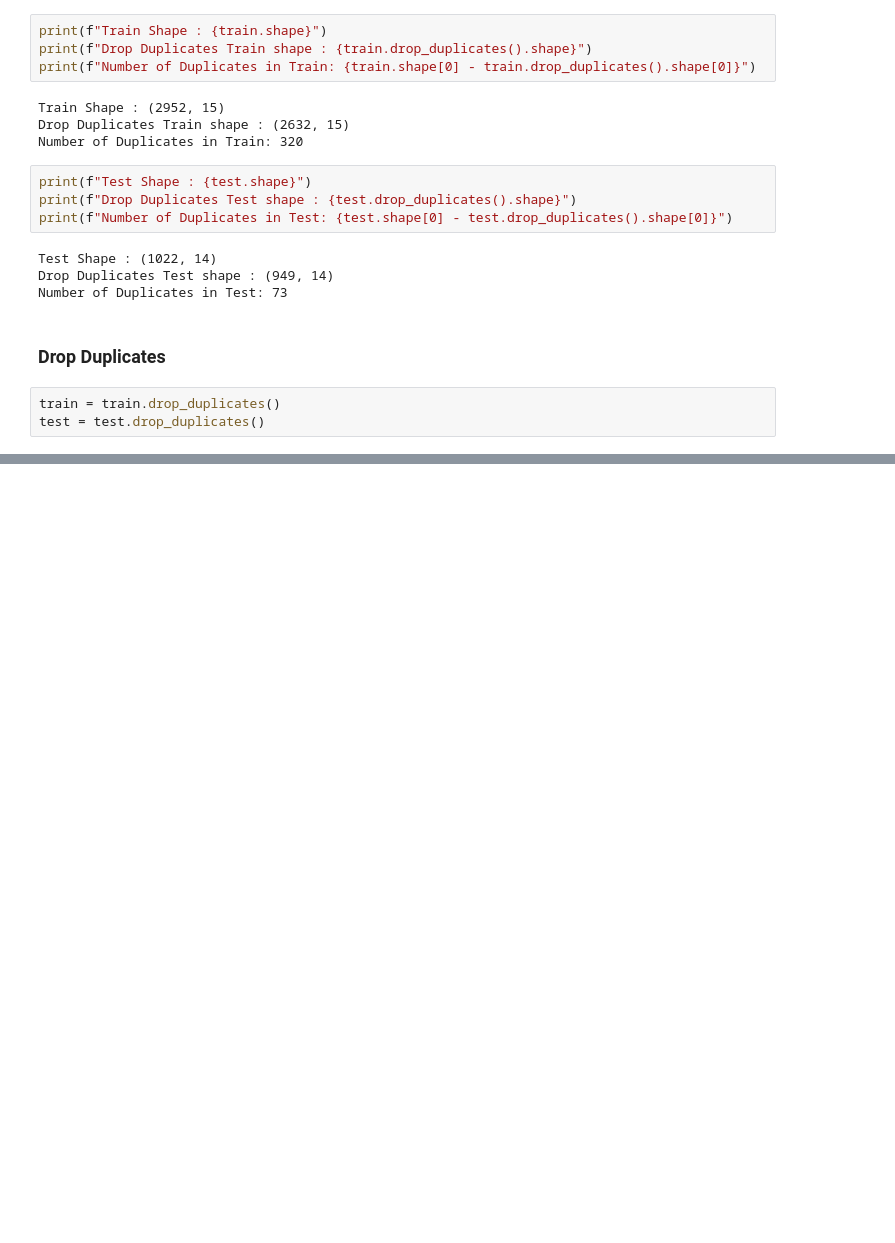
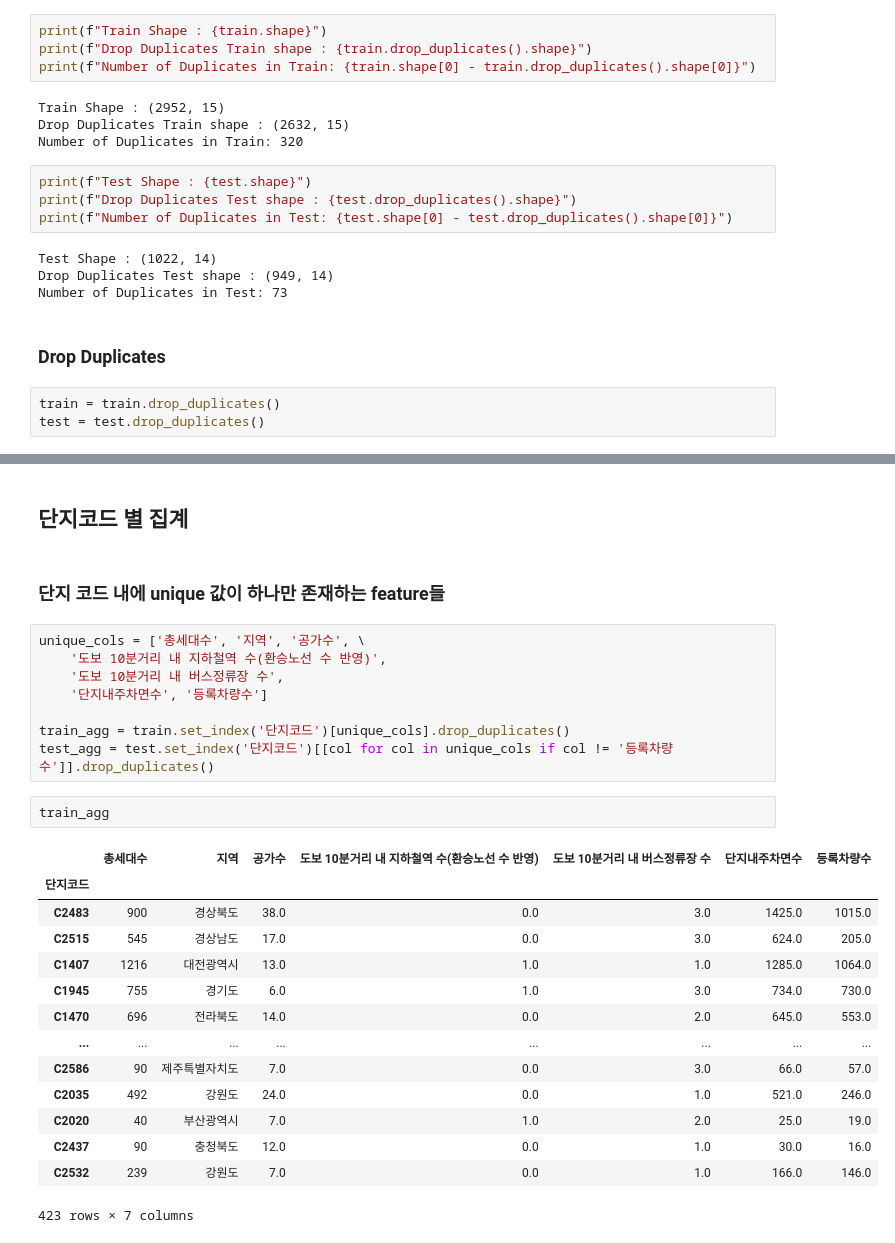
Before and after one commit to Sejong-Kaggle-Challengers-2nd/Choi_YoungMin, a Jupyter notebook: [9]_주차수요_예측/EDAs/basicEDA.ipynb, the cells around one changed output, grey strips where cells are left out. Drawn from its saved outputs; the diff is of its cells as text; blank space fills up the shorter version.

```diff
--- a/[9]_주차수요_예측/EDAs/basicEDA.ipynb
+++ b/[9]_주차수요_예측/EDAs/basicEDA.ipynb
@@ -355,0 +424,29 @@ test = test.drop_duplicates()
+# %% [markdown]
+## 단지코드 별 집계
+# %% [markdown]
+### 단지 코드 내에 unique 값이 하나만 존재하는 feature들
+# %%
+unique_cols = ['총세대수', '지역', '공가수', \
+    '도보 10분거리 내 지하철역 수(환승노선 수 반영)',
+    '도보 10분거리 내 버스정류장 수',
+    '단지내주차면수', '등록차량수']
+
+train_agg = train.set_index('단지코드')[unique_cols].drop_duplicates()
+test_agg = test.set_index('단지코드')[[col for col in unique_cols if col != '등록차량수']].drop_duplicates()
+# %%
+train_agg
+# %% [output]
+|  | 총세대수 | 지역 | 공가수 | 도보 10분거리 내 지하철역 수(환승노선 수 반영) | 도보 10분거리 내 버스정류장 수 | 단지내주차면수 | 등록차량수 |
+| 단지코드 |  |  |  |  |  |  |  |
+| C2483 | 900 | 경상북도 | 38.0 | 0.0 | 3.0 | 1425.0 | 1015.0 |
+| C2515 | 545 | 경상남도 | 17.0 | 0.0 | 3.0 | 624.0 | 205.0 |
+| C1407 | 1216 | 대전광역시 | 13.0 | 1.0 | 1.0 | 1285.0 | 1064.0 |
+| C1945 | 755 | 경기도 | 6.0 | 1.0 | 3.0 | 734.0 | 730.0 |
+| C1470 | 696 | 전라북도 | 14.0 | 0.0 | 2.0 | 645.0 | 553.0 |
+| ... | ... | ... | ... | ... | ... | ... | ... |
+| C2586 | 90 | 제주특별자치도 | 7.0 | 0.0 | 3.0 | 66.0 | 57.0 |
+| C2035 | 492 | 강원도 | 24.0 | 0.0 | 1.0 | 521.0 | 246.0 |
+| C2020 | 40 | 부산광역시 | 7.0 | 1.0 | 2.0 | 25.0 | 19.0 |
+| C2437 | 90 | 충청북도 | 12.0 | 0.0 | 1.0 | 30.0 | 16.0 |
+| C2532 | 239 | 강원도 | 7.0 | 0.0 | 1.0 | 166.0 | 146.0 |
+423 rows × 7 columns
```
Also changed, not shown: parts of 54 cells of this notebook, 3 other files.
